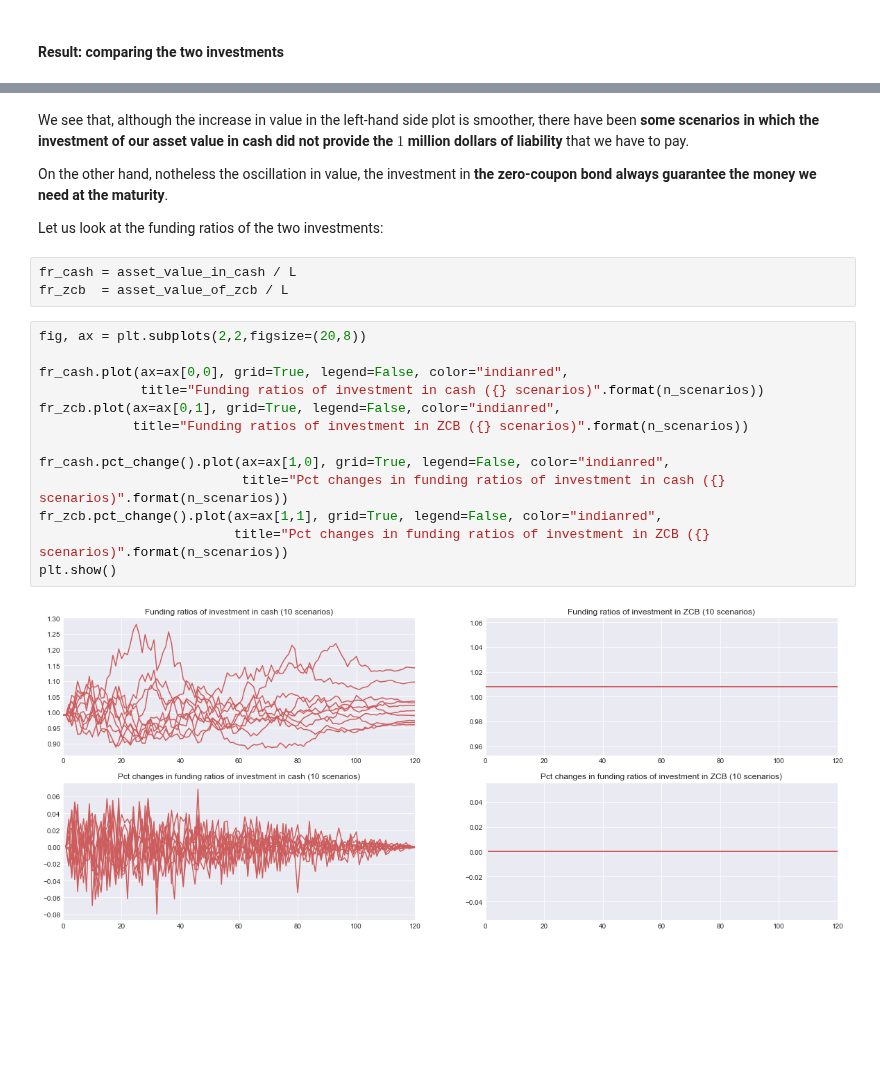
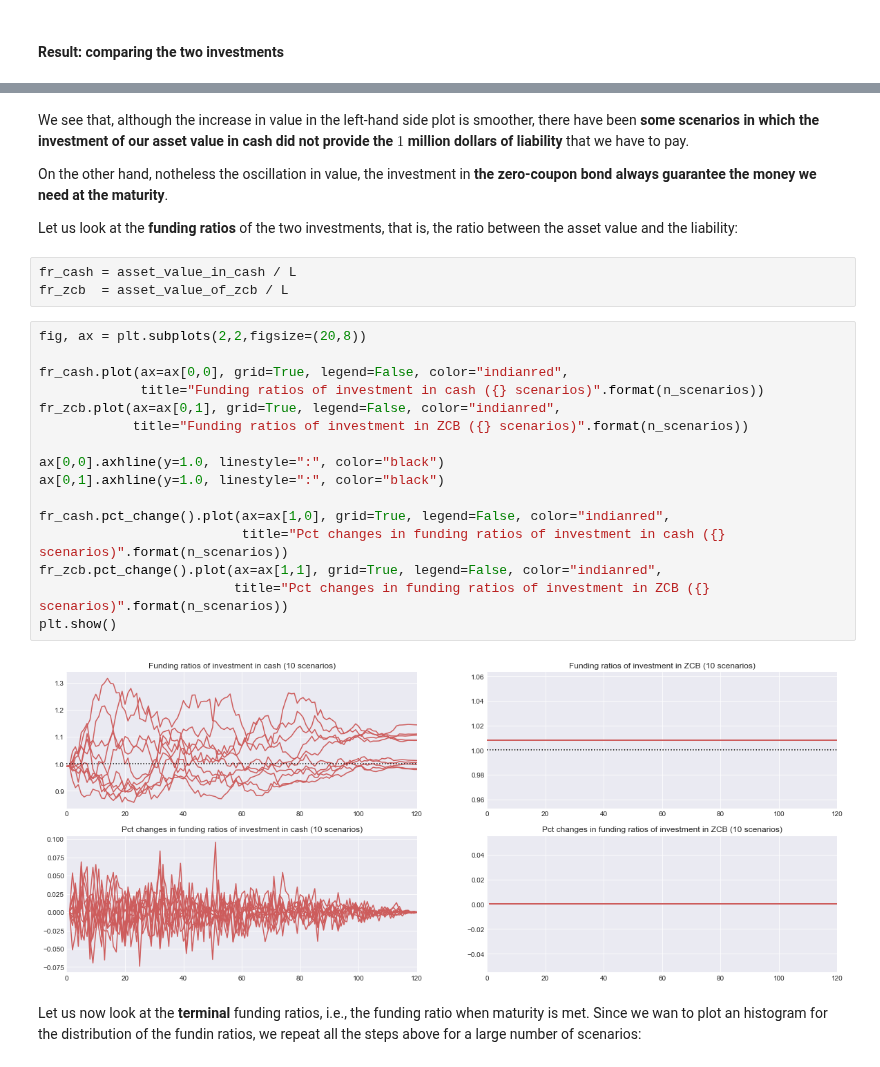
Before and after one commit to z4ir3/finance-courses, a Jupyter notebook: week-4.ipynb, the cells around one changed output, grey strips where cells are left out. Saved outputs shown, nothing was run; the diff lists cells and outputs as text; blank space fills up the shorter version.

```diff
--- a/week-4.ipynb
+++ b/week-4.ipynb
@@ -464,22 +475,27 @@ We see that, although the increase in value in the left-hand side plot is smooth
 
 On the other hand, notheless the oscillation in value, the investment in **the zero-coupon bond always guarantee the money we need at the maturity**.
 
-Let us look at the funding ratios of the two investments:
+Let us look at the **funding ratios** of the two investments, that is, the ratio between the asset value and the liability:
 # %%
 fr_cash = asset_value_in_cash / L
 fr_zcb  = asset_value_of_zcb / L
 # %%
 fig, ax = plt.subplots(2,2,figsize=(20,8))
 
 fr_cash.plot(ax=ax[0,0], grid=True, legend=False, color="indianred",
              title="Funding ratios of investment in cash ({} scenarios)".format(n_scenarios))
 fr_zcb.plot(ax=ax[0,1], grid=True, legend=False, color="indianred",
             title="Funding ratios of investment in ZCB ({} scenarios)".format(n_scenarios))
 
+ax[0,0].axhline(y=1.0, linestyle=":", color="black")
+ax[0,1].axhline(y=1.0, linestyle=":", color="black")
+
 fr_cash.pct_change().plot(ax=ax[1,0], grid=True, legend=False, color="indianred",
                           title="Pct changes in funding ratios of investment in cash ({} scenarios)".format(n_scenarios))
 fr_zcb.pct_change().plot(ax=ax[1,1], grid=True, legend=False, color="indianred",
                          title="Pct changes in funding ratios of investment in ZCB ({} scenarios)".format(n_scenarios))
 plt.show()
 # %% [output]
-[figure, old version]
+[figure, new version]
+# %% [markdown]
+Let us now look at the **terminal** funding ratios, i.e., the funding ratio when maturity is met. Since we wan to plot an histogram for the distribution of the fundin ratios, we repeat all the steps above for a large number of scenarios:
```
Also changed, not shown: parts of 29 cells of this notebook.
